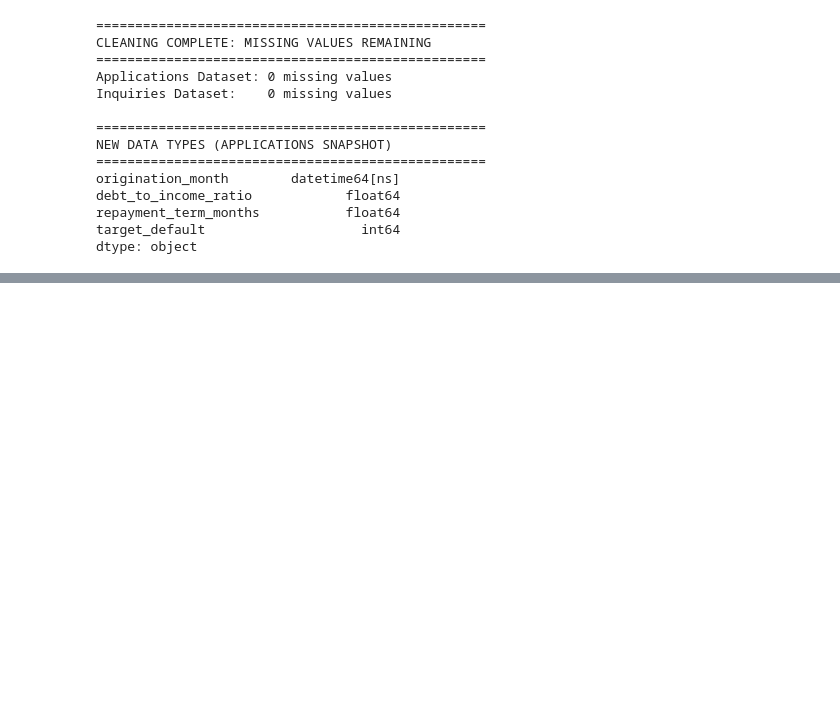
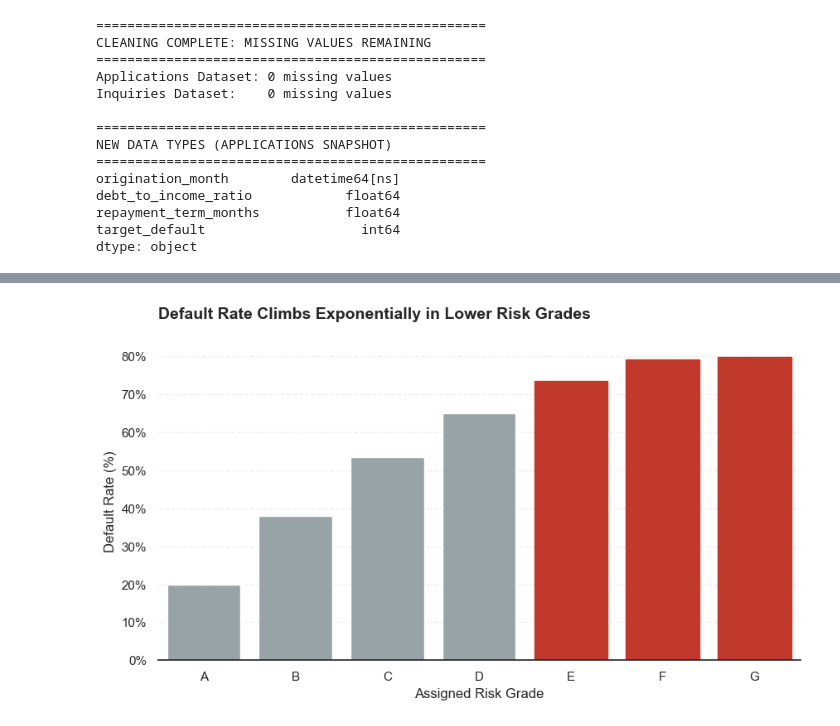
Before and after one commit to VValid1/Python-Project, a Jupyter notebook: Group project.ipynb, the cells around one changed output, grey strips where cells are left out. Drawn from its saved outputs; the diff is of its cells as text; code cells hidden in the pictures; blank space fills up the shorter version.

```diff
--- a/Group project.ipynb
+++ b/Group project.ipynb
@@ -445,0 +431,23 @@ Hello
+# %%
+# Figure 2: Risk Grade as a Predictor
+fig, ax = plt.subplots(figsize=(10, 5))
+risk_data = cr_app_clean_df.groupby('risk_grade_band')['target_default'].mean() * 100
+risk_order = sorted(cr_app_clean_df['risk_grade_band'].dropna().unique())
+
+sns.barplot(data=cr_app_clean_df, x='risk_grade_band', y='target_default',
+            order=risk_order, errorbar=None, color=color_base, ax=ax)
+
+# Highlight highest risk grades in red
+for i, bar in enumerate(ax.patches):
+    if i >= 4:  # Highlighting grades E, F, G as higher risk
+        bar.set_color(color_risk)
+
+ax.set_title('Default Rate Climbs Exponentially in Lower Risk Grades', loc='left', fontsize=14, fontweight='bold', pad=20)
+ax.set_ylabel('Default Rate (%)')
+ax.set_xlabel('Assigned Risk Grade')
+ax.yaxis.set_major_formatter(plt.FuncFormatter(lambda y, _: '{:.0%}'.format(y)))
+sns.despine(left=True)
+ax.yaxis.grid(True, linestyle='--', alpha=0.3)
+plt.show()
+# %% [output]
+[figure, added]
```
Also changed, not shown: parts of 46 cells of this notebook.
